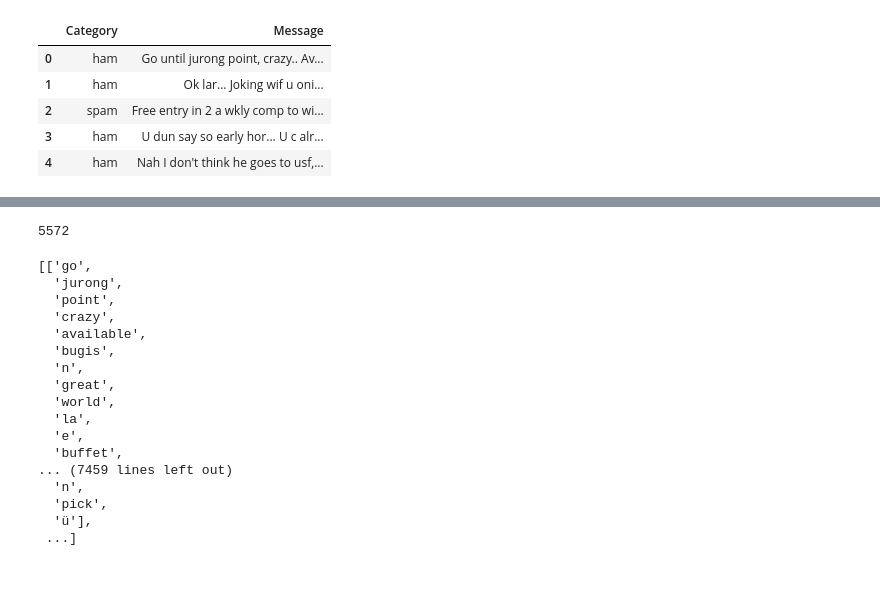
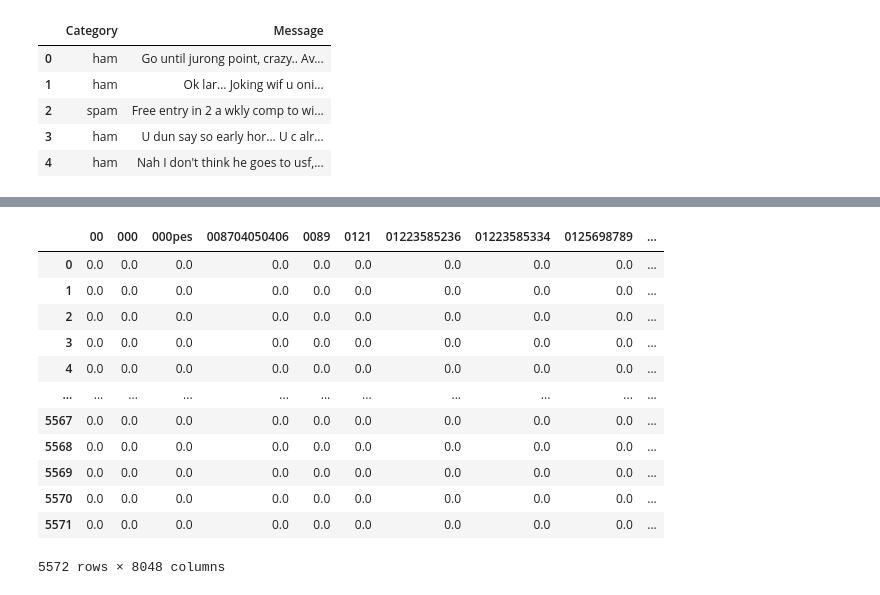
Before and after one commit to iMelamory/Python_for_analytics, a Jupyter notebook: Stats/Case_study/Case_study.ipynb, the cells around one changed output, grey strips where cells are left out. Drawn from its saved outputs; the diff is of its cells as text; code cells hidden in the pictures.

```diff
--- a/Stats/Case_study/Case_study.ipynb
+++ b/Stats/Case_study/Case_study.ipynb
@@ -219,40 +210,38 @@ texts_splitted
+# %%
+# split by words
+df['splitted'] = df['only_words_text'].str.split()
 # %%
 from nltk.corpus import stopwords
 stopwords_set = set(stopwords.words('english'))
-without_sw = [[word for word in text if word not in stopwords_set] for text in texts_splitted]
-len(without_sw)
+df['wo_stop_words'] = df['splitted'].apply(lambda x: [item for item in x if item not in stopwords_set])
-# %% [output]
-5572
 # %%
 from nltk.stem import WordNetLemmatizer
 wordnet_lemmatizer = WordNetLemmatizer()
-lemmatized_text = [[wordnet_lemmatizer.lemmatize(word) for word in text] for text in without_sw]
-lemmatized_text
+df['lemmatized'] = [[wordnet_lemmatizer.lemmatize(word) for word in text] for text in df['wo_stop_words']]
-# %% [output]
-[['go',
-  'jurong',
-  'point',
-  'crazy',
-  'available',
-  'bugis',
-  'n',
-  'great',
-  'world',
-  'la',
-  'e',
-  'buffet',
-... (7459 lines left out)
-  'n',
-  'pick',
-  'ü'],
- ...]
+# %%
+df['lemmatized_str'] = df.lemmatized.apply(lambda x: ' '.join([str(i) for i in x]))
 # %%
 from sklearn.feature_extraction.text import TfidfVectorizer
 
-tfidf = TfidfVectorizer(input='df.Message',lowercase=True,stop_words='english')
-tfidf_matrix = tfidf.fit_transform(df.Message)
+tfidf = TfidfVectorizer()
+tfidf_matrix = tfidf.fit_transform(df.lemmatized_str)
 names = tfidf.get_feature_names()
 tfidf_matrix = pd.DataFrame(tfidf_matrix.toarray(), columns=names)
+tfidf_matrix
+# %% [output]
+|  | 00 | 000 | 000pes | 008704050406 | 0089 | 0121 | 01223585236 | 01223585334 | 0125698789 | ... |
+| 0 | 0.0 | 0.0 | 0.0 | 0.0 | 0.0 | 0.0 | 0.0 | 0.0 | 0.0 | ... |
+| 1 | 0.0 | 0.0 | 0.0 | 0.0 | 0.0 | 0.0 | 0.0 | 0.0 | 0.0 | ... |
+| 2 | 0.0 | 0.0 | 0.0 | 0.0 | 0.0 | 0.0 | 0.0 | 0.0 | 0.0 | ... |
+| 3 | 0.0 | 0.0 | 0.0 | 0.0 | 0.0 | 0.0 | 0.0 | 0.0 | 0.0 | ... |
+| 4 | 0.0 | 0.0 | 0.0 | 0.0 | 0.0 | 0.0 | 0.0 | 0.0 | 0.0 | ... |
+| ... | ... | ... | ... | ... | ... | ... | ... | ... | ... | ... |
+| 5567 | 0.0 | 0.0 | 0.0 | 0.0 | 0.0 | 0.0 | 0.0 | 0.0 | 0.0 | ... |
+| 5568 | 0.0 | 0.0 | 0.0 | 0.0 | 0.0 | 0.0 | 0.0 | 0.0 | 0.0 | ... |
+| 5569 | 0.0 | 0.0 | 0.0 | 0.0 | 0.0 | 0.0 | 0.0 | 0.0 | 0.0 | ... |
+| 5570 | 0.0 | 0.0 | 0.0 | 0.0 | 0.0 | 0.0 | 0.0 | 0.0 | 0.0 | ... |
+| 5571 | 0.0 | 0.0 | 0.0 | 0.0 | 0.0 | 0.0 | 0.0 | 0.0 | 0.0 | ... |
+5572 rows × 8048 columns
 # %%
 from sklearn.model_selection import train_test_split
 
```
Also changed, not shown: parts of 15 cells of this notebook.
